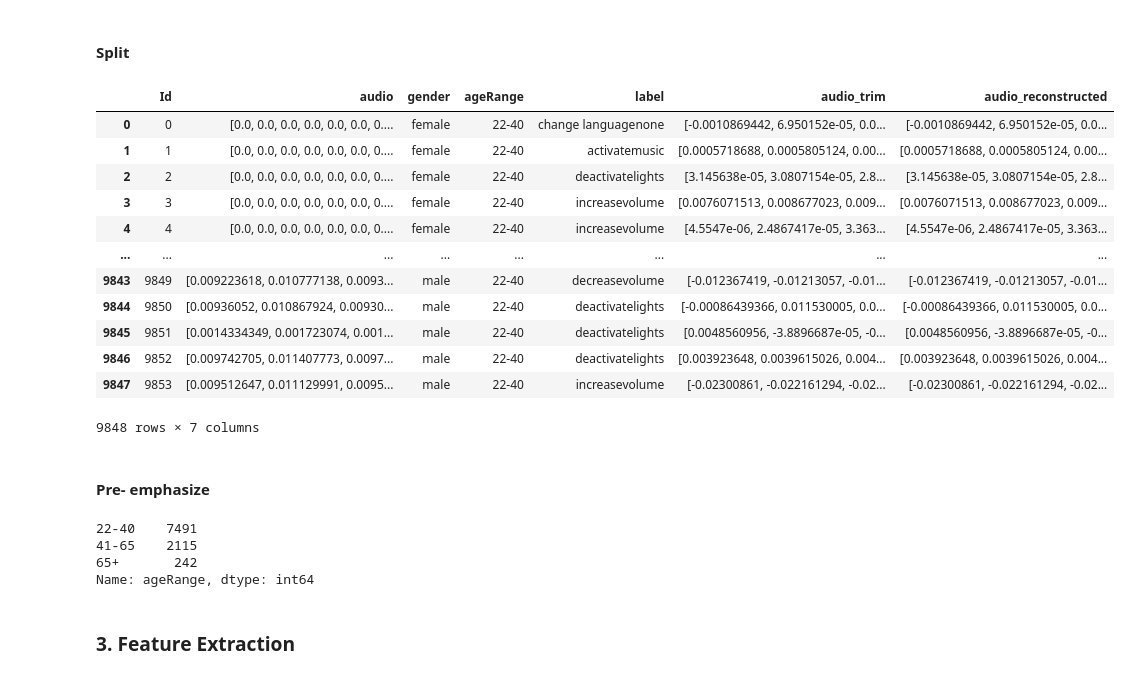
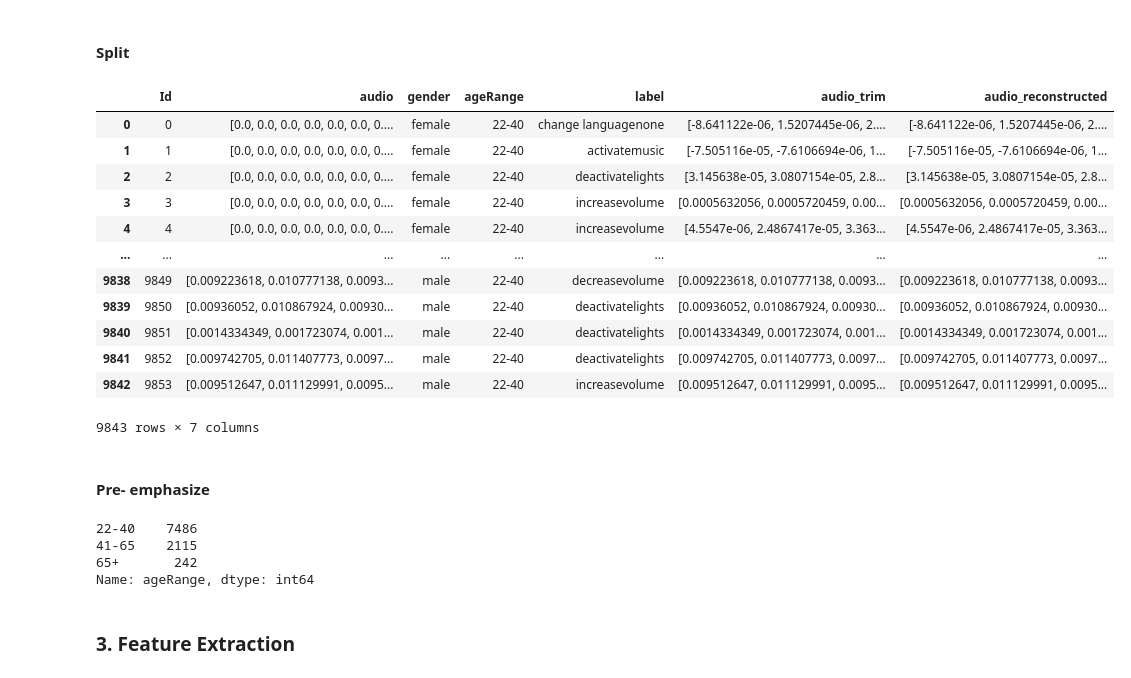
Before and after one commit to andrerubeis/andrerubeis, a Jupyter notebook: final_final_version_MFCCs_aggregation.ipynb, the cells around one changed output. Saved outputs shown, nothing was run; the diff lists cells and outputs as text; code cells hidden in the pictures.

```diff
--- a/final_final_version_MFCCs_aggregation.ipynb
+++ b/final_final_version_MFCCs_aggregation.ipynb
@@ -304,7 +321,7 @@ To apply it, we will use _trim_ and _split_ librosa functions.
 # %%
 trim_audios = []
 for i, audio in enumerate(df_pd.audio):
-    audio_trim = librosa.effects.trim(audio, top_db=20)[0]
+    audio_trim = librosa.effects.trim(audio, top_db=30)[0]
     trim_audios.append(audio_trim)
 
 df_pd['audio_trim'] = trim_audios
@@ -402,32 +419,32 @@ df_pd
 # %%
 audios_reconstructed = []
 
 for audio in df_pd.audio_trim:
 
-    non_silence_parts = librosa.effects.split(audio, top_db=20)
+    non_silence_parts = librosa.effects.split(audio, top_db=30)
     audio_reconstructed_parts = [] #save the non silent parts in a list that then will be merged together to obtain the reconstructed file
 
     for part in non_silence_parts:
         audio_reconstructed_parts.append(audio[part[0]:part[-1]])
 
     audio_reconstructed = np.hstack(audio_reconstructed_parts)
     audios_reconstructed.append(audio_reconstructed)
 df_pd['audio_reconstructed'] = audios_reconstructed
 df_pd
 # %% [output]
 |  | Id | audio | gender | ageRange | label | audio_trim | audio_reconstructed |
-| 0 | 0 | [0.0, 0.0, 0.0, 0.0, 0.0, 0.0, 0.... | female | 22-40 | change languagenone | [-0.0010869442, 6.950152e-05, 0.0... | [-0.0010869442, 6.950152e-05, 0.0... |
-| 1 | 1 | [0.0, 0.0, 0.0, 0.0, 0.0, 0.0, 0.... | female | 22-40 | activatemusic | [0.0005718688, 0.0005805124, 0.00... | [0.0005718688, 0.0005805124, 0.00... |
+| 0 | 0 | [0.0, 0.0, 0.0, 0.0, 0.0, 0.0, 0.... | female | 22-40 | change languagenone | [-8.641122e-06, 1.5207445e-06, 2.... | [-8.641122e-06, 1.5207445e-06, 2.... |
+| 1 | 1 | [0.0, 0.0, 0.0, 0.0, 0.0, 0.0, 0.... | female | 22-40 | activatemusic | [-7.505116e-05, -7.6106694e-06, 1... | [-7.505116e-05, -7.6106694e-06, 1... |
 | 2 | 2 | [0.0, 0.0, 0.0, 0.0, 0.0, 0.0, 0.... | female | 22-40 | deactivatelights | [3.145638e-05, 3.0807154e-05, 2.8... | [3.145638e-05, 3.0807154e-05, 2.8... |
-| 3 | 3 | [0.0, 0.0, 0.0, 0.0, 0.0, 0.0, 0.... | female | 22-40 | increasevolume | [0.0076071513, 0.008677023, 0.009... | [0.0076071513, 0.008677023, 0.009... |
+| 3 | 3 | [0.0, 0.0, 0.0, 0.0, 0.0, 0.0, 0.... | female | 22-40 | increasevolume | [0.0005632056, 0.0005720459, 0.00... | [0.0005632056, 0.0005720459, 0.00... |
 | 4 | 4 | [0.0, 0.0, 0.0, 0.0, 0.0, 0.0, 0.... | female | 22-40 | increasevolume | [4.5547e-06, 2.4867417e-05, 3.363... | [4.5547e-06, 2.4867417e-05, 3.363... |
 | ... | ... | ... | ... | ... | ... | ... | ... |
-| 9843 | 9849 | [0.009223618, 0.010777138, 0.0093... | male | 22-40 | decreasevolume | [-0.012367419, -0.01213057, -0.01... | [-0.012367419, -0.01213057, -0.01... |
-| 9844 | 9850 | [0.00936052, 0.010867924, 0.00930... | male | 22-40 | deactivatelights | [-0.00086439366, 0.011530005, 0.0... | [-0.00086439366, 0.011530005, 0.0... |
-| 9845 | 9851 | [0.0014334349, 0.001723074, 0.001... | male | 22-40 | deactivatelights | [0.0048560956, -3.8896687e-05, -0... | [0.0048560956, -3.8896687e-05, -0... |
-| 9846 | 9852 | [0.009742705, 0.011407773, 0.0097... | male | 22-40 | deactivatelights | [0.003923648, 0.0039615026, 0.004... | [0.003923648, 0.0039615026, 0.004... |
-| 9847 | 9853 | [0.009512647, 0.011129991, 0.0095... | male | 22-40 | increasevolume | [-0.02300861, -0.022161294, -0.02... | [-0.02300861, -0.022161294, -0.02... |
+| 9838 | 9849 | [0.009223618, 0.010777138, 0.0093... | male | 22-40 | decreasevolume | [0.009223618, 0.010777138, 0.0093... | [0.009223618, 0.010777138, 0.0093... |
+| 9839 | 9850 | [0.00936052, 0.010867924, 0.00930... | male | 22-40 | deactivatelights | [0.00936052, 0.010867924, 0.00930... | [0.00936052, 0.010867924, 0.00930... |
+| 9840 | 9851 | [0.0014334349, 0.001723074, 0.001... | male | 22-40 | deactivatelights | [0.0014334349, 0.001723074, 0.001... | [0.0014334349, 0.001723074, 0.001... |
+| 9841 | 9852 | [0.009742705, 0.011407773, 0.0097... | male | 22-40 | deactivatelights | [0.009742705, 0.011407773, 0.0097... | [0.009742705, 0.011407773, 0.0097... |
+| 9842 | 9853 | [0.009512647, 0.011129991, 0.0095... | male | 22-40 | increasevolume | [0.009512647, 0.011129991, 0.0095... | [0.009512647, 0.011129991, 0.0095... |
-9848 rows × 7 columns
+9843 rows × 7 columns
 # %% [markdown]
 #### Pre- emphasize
 # %%
@@ -441,7 +458,7 @@ df_pd
 # %%
 df_pd.ageRange.value_counts()
 # %% [output]
-22-40    7491
+22-40    7486
 41-65    2115
 65+       242
 Name: ageRange, dtype: int64
```
Also changed, not shown: parts of 18 cells of this notebook.
